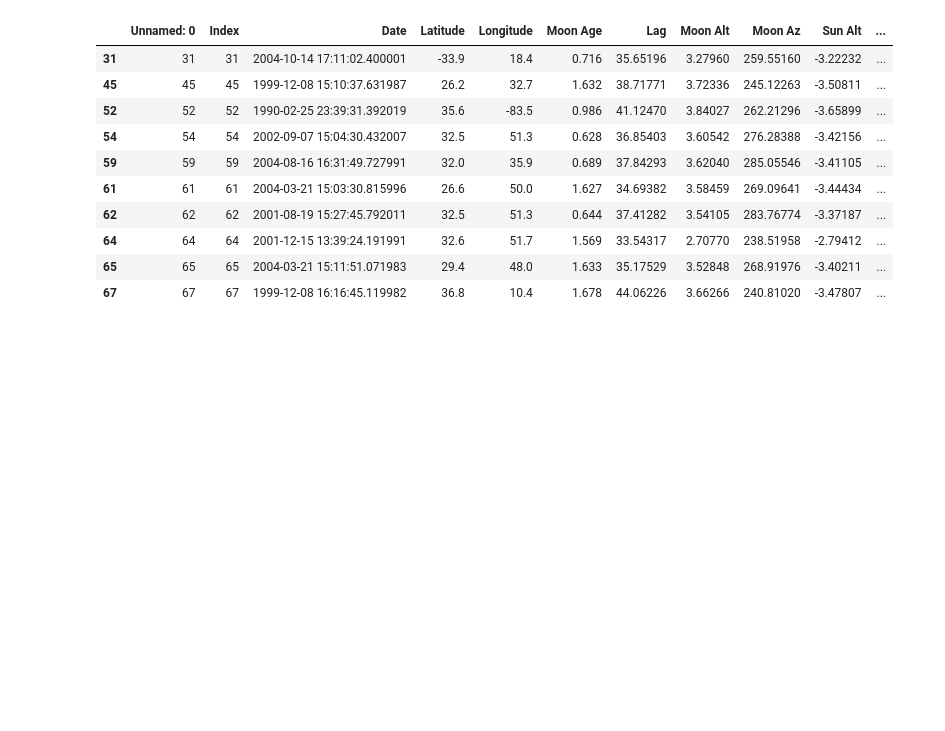
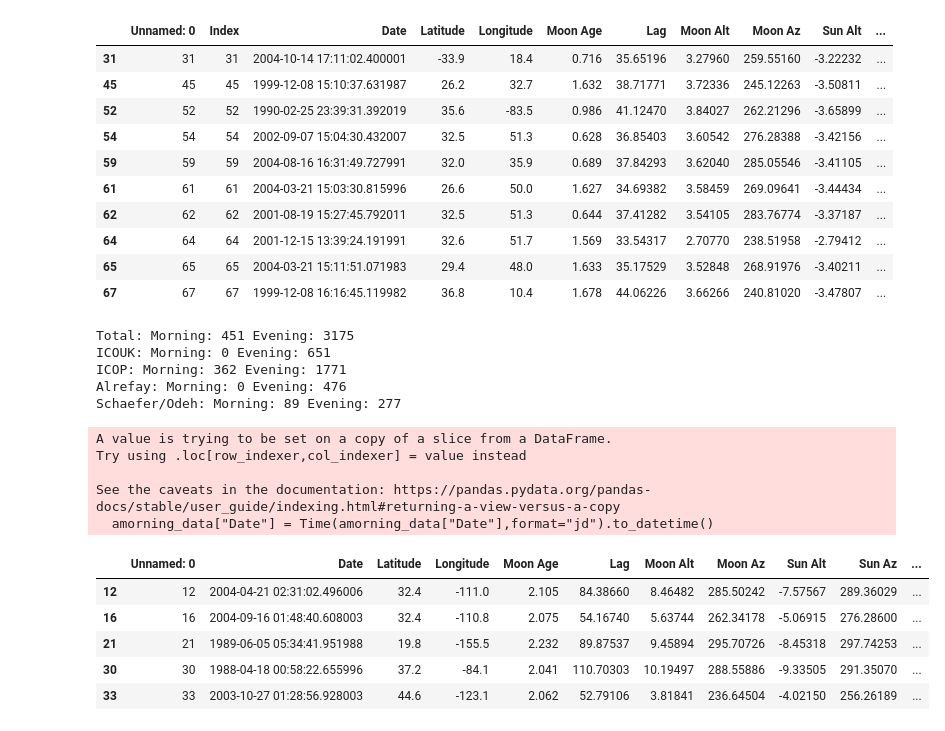
Before and after one commit to EmmaAlexander/mphys-moon, a Jupyter notebook: Code/moon_sightings_visualisation.ipynb, the cells around one changed output. Drawn from its saved outputs; the diff is of its cells as text; code cells hidden in the pictures; blank space fills up the shorter version.

```diff
--- a/Code/moon_sightings_visualisation.ipynb
+++ b/Code/moon_sightings_visualisation.ipynb
@@ -237,3 +236,38 @@ Schaefer/Odeh: 1140
 | 64 | 64 | 64 | 2001-12-15 13:39:24.191991 | 32.6 | 51.7 | 1.569 | 33.54317 | 2.70770 | 238.51958 | -2.79412 | ... |
 | 65 | 65 | 65 | 2004-03-21 15:11:51.071983 | 29.4 | 48.0 | 1.633 | 35.17529 | 3.52848 | 268.91976 | -3.40211 | ... |
 | 67 | 67 | 67 | 1999-12-08 16:16:45.119982 | 36.8 | 10.4 | 1.678 | 44.06226 | 3.66266 | 240.81020 | -3.47807 | ... |
+# %%
+
+morning_data = data[(data["Date"]-data["Date"].astype(int))>0.5]
+evening_data = data[(data["Date"]-data["Date"].astype(int))<0.5]
+
+print(f"Total: Morning: {morning_data.shape[0]} Evening: {evening_data.shape[0]}")
+
+for source, name in zip(sources,source_names):
+    smorning_data = source[(source["Date"]-source["Date"].astype(int))>0.5].shape[0]
+    sevening_data = source[(source["Date"]-source["Date"].astype(int))<0.5].shape[0]
+    print(f"{name}: Morning: {smorning_data} Evening: {sevening_data}")
+
+amorning_data = allawi_data[(allawi_data["Date"]-allawi_data["Date"].astype(int))>0.5]
+
+amorning_data["Date"] = Time(amorning_data["Date"],format="jd").to_datetime()
+#morning_data.to_csv('morning_data.csv')
+amorning_data = amorning_data.drop(["Index","Methods","Visibility","Sunset","Moonset","Illumination","Cloud Level","W","q","Moon-Earth Dist","Sun-Moon Dist"],axis=1)
+amorning_data.head(5)
+# %% [output]
+Total: Morning: 451 Evening: 3175
+ICOUK: Morning: 0 Evening: 651
+ICOP: Morning: 362 Evening: 1771
+Alrefay: Morning: 0 Evening: 476
+Schaefer/Odeh: Morning: 89 Evening: 277
+A value is trying to be set on a copy of a slice from a DataFrame.
+Try using .loc[row_indexer,col_indexer] = value instead
+
+See the caveats in the documentation: https://pandas.pydata.org/pandas-docs/stable/user_guide/indexing.html#returning-a-view-versus-a-copy
+  amorning_data["Date"] = Time(amorning_data["Date"],format="jd").to_datetime()
+|  | Unnamed: 0 | Date | Latitude | Longitude | Moon Age | Lag | Moon Alt | Moon Az | Sun Alt | Sun Az | ... |
+| 12 | 12 | 2004-04-21 02:31:02.496006 | 32.4 | -111.0 | 2.105 | 84.38660 | 8.46482 | 285.50242 | -7.57567 | 289.36029 | ... |
+| 16 | 16 | 2004-09-16 01:48:40.608003 | 32.4 | -110.8 | 2.075 | 54.16740 | 5.63744 | 262.34178 | -5.06915 | 276.28600 | ... |
+| 21 | 21 | 1989-06-05 05:34:41.951988 | 19.8 | -155.5 | 2.232 | 89.87537 | 9.45894 | 295.70726 | -8.45318 | 297.74253 | ... |
+| 30 | 30 | 1988-04-18 00:58:22.655996 | 37.2 | -84.1 | 2.041 | 110.70303 | 10.19497 | 288.55886 | -9.33505 | 291.35070 | ... |
+| 33 | 33 | 2003-10-27 01:28:56.928003 | 44.6 | -123.1 | 2.062 | 52.79106 | 3.81841 | 236.64504 | -4.02150 | 256.26189 | ... |
```
Also changed, not shown: parts of 6 cells of this notebook, 3 other files.
